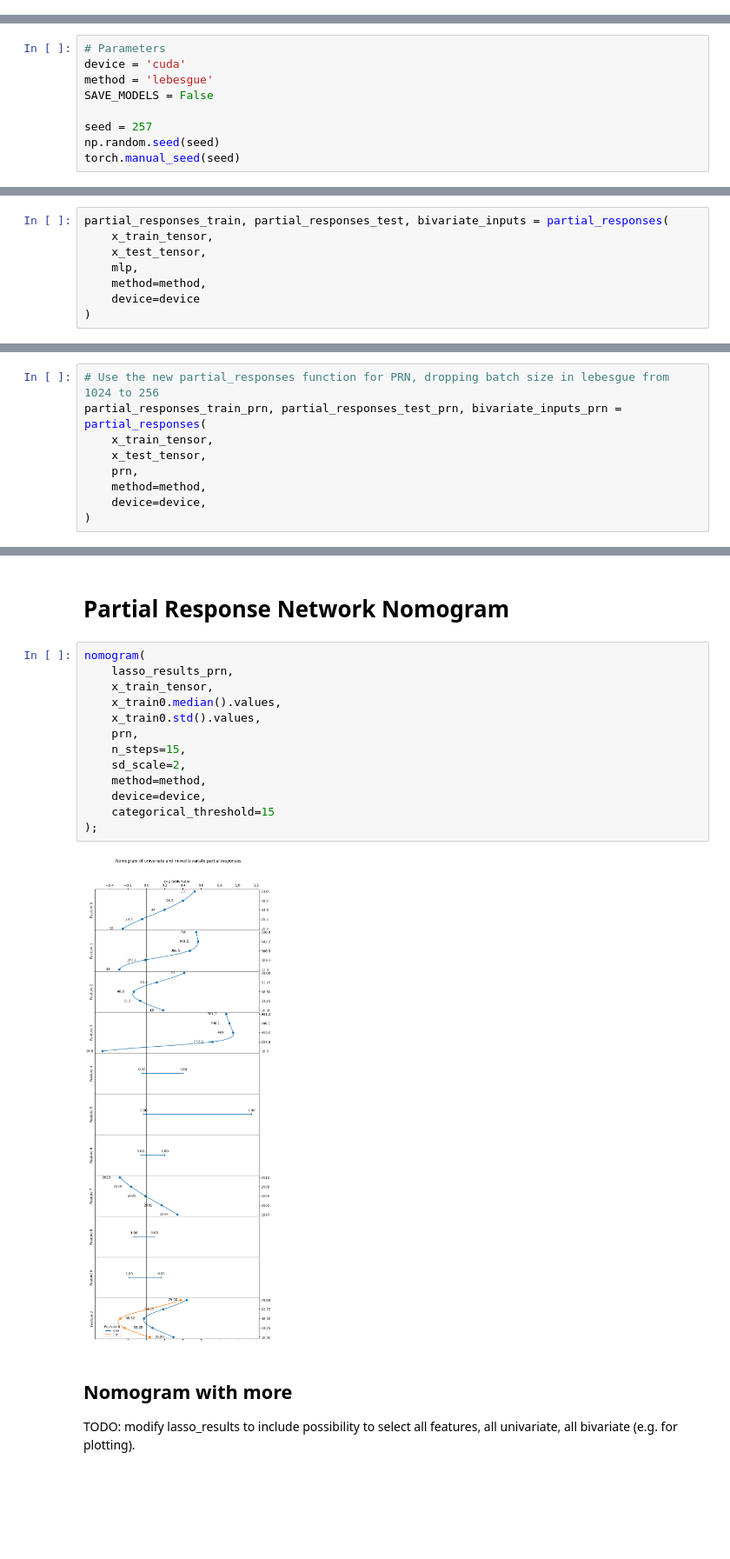
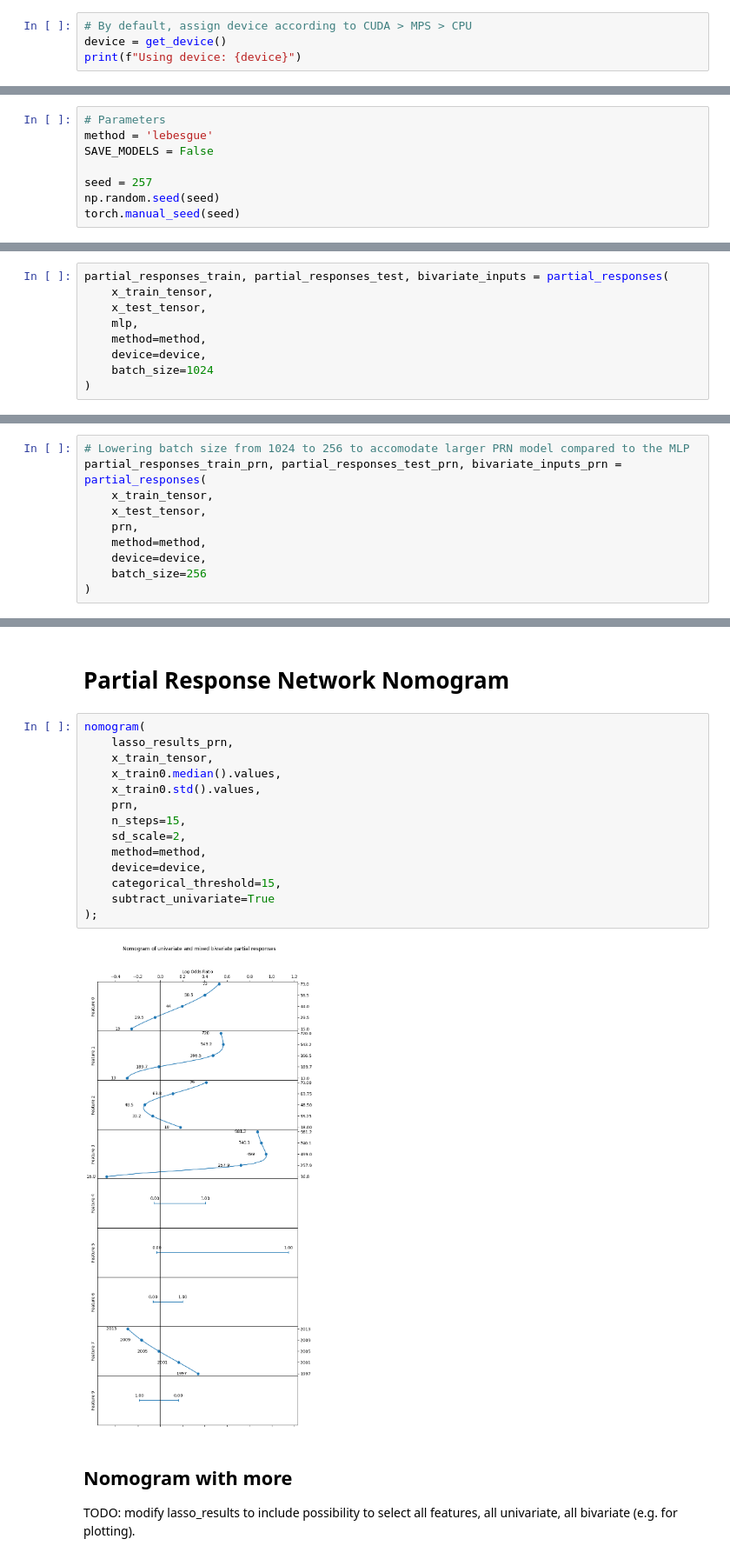
Before and after one commit to AIBCTS/PRiSM, a Jupyter notebook: notebooks/4.04-hpi-unos-full-leb-gpu.ipynb, the cells around one changed output, grey strips where cells are left out. Shown at 87% size. Drawn from its saved outputs; the diff is of its cells as text; blank space fills up the shorter version.

Commit message:
fix MPS issue - add device empty cache management and memory usage helper; batch_size argument in partial responses

```diff
--- a/notebooks/4.04-hpi-unos-full-leb-gpu.ipynb
+++ b/notebooks/4.04-hpi-unos-full-leb-gpu.ipynb
@@ -20,0 +24,4 @@ The autoreload extension is already loaded. To reload it, use:
+# %%
+# By default, assign device according to CUDA > MPS > CPU
+device = get_device()
+print(f"Using device: {device}")
@@ -21,6 +30,5 @@ The autoreload extension is already loaded. To reload it, use:
 # %%
 # Parameters
-device = 'cuda'
 method = 'lebesgue'
 SAVE_MODELS = False
 
@@ -153,5 +161,6 @@ partial_responses_train, partial_responses_test, bivariate_inputs = partial_resp
     x_test_tensor,
     mlp,
     method=method,
-    device=device
+    device=device,
+    batch_size=1024
 )
@@ -387,11 +355,12 @@ Cached:    0.04 GB
 # %%
-# Use the new partial_responses function for PRN, dropping batch size in lebesgue from 1024 to 256
+# Lowering batch size from 1024 to 256 to accomodate larger PRN model compared to the MLP
 partial_responses_train_prn, partial_responses_test_prn, bivariate_inputs_prn = partial_responses(
     x_train_tensor,
     x_test_tensor,
     prn,
     method=method,
     device=device,
+    batch_size=256
 )
 # %% [output]
 Univariate feature 0
@@ -513,18 +483,19 @@ auc upper ci: 0.631
 # %%
 nomogram(
     lasso_results_prn,
     x_train_tensor,
     x_train0.median().values,
     x_train0.std().values,
     prn,
     n_steps=15,
     sd_scale=2,
     method=method,
     device=device,
-    categorical_threshold=15
+    categorical_threshold=15,
+    subtract_univariate=True
 );
 # %% [output]
-[figure, old version]
+[figure, new version]
 # %% [markdown]
 ## Nomogram with more
 
```
Also changed, not shown: parts of 15 cells of this notebook, 6 other files.
